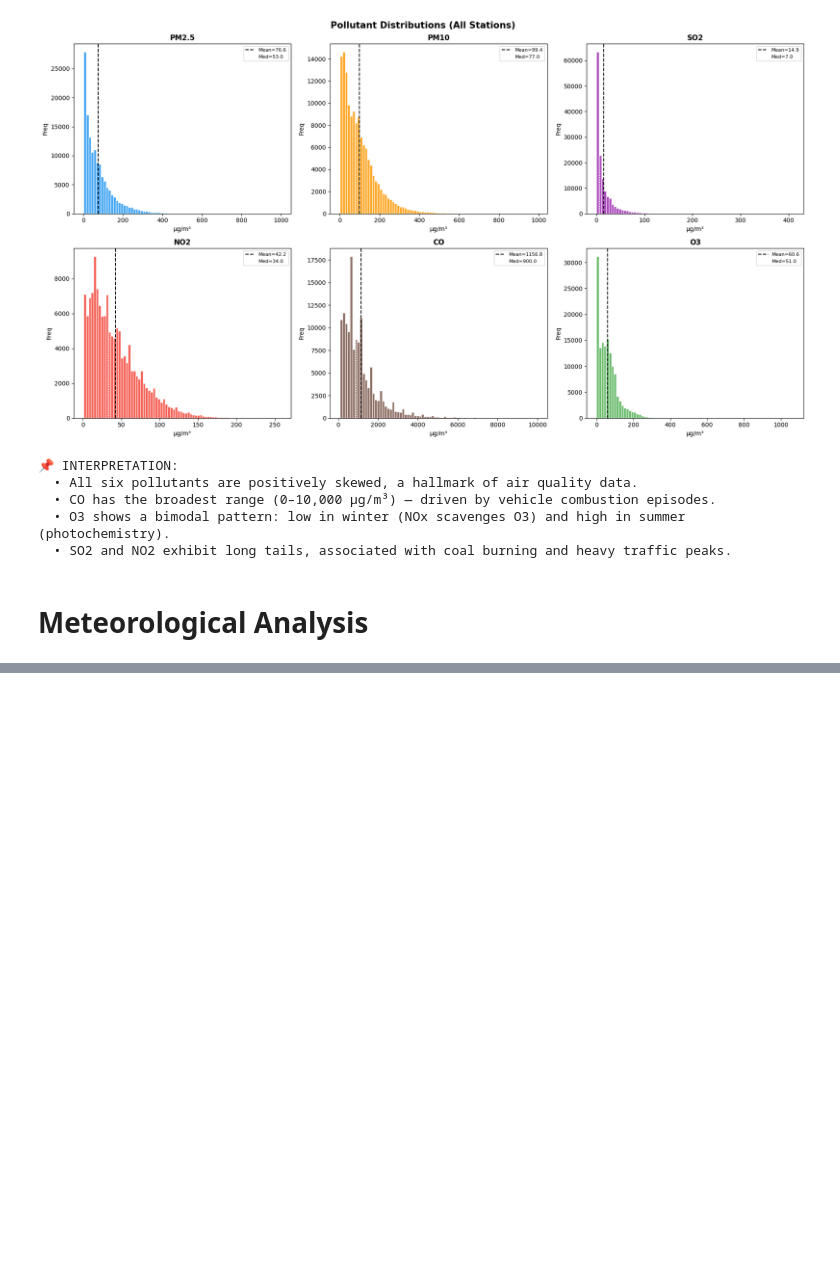
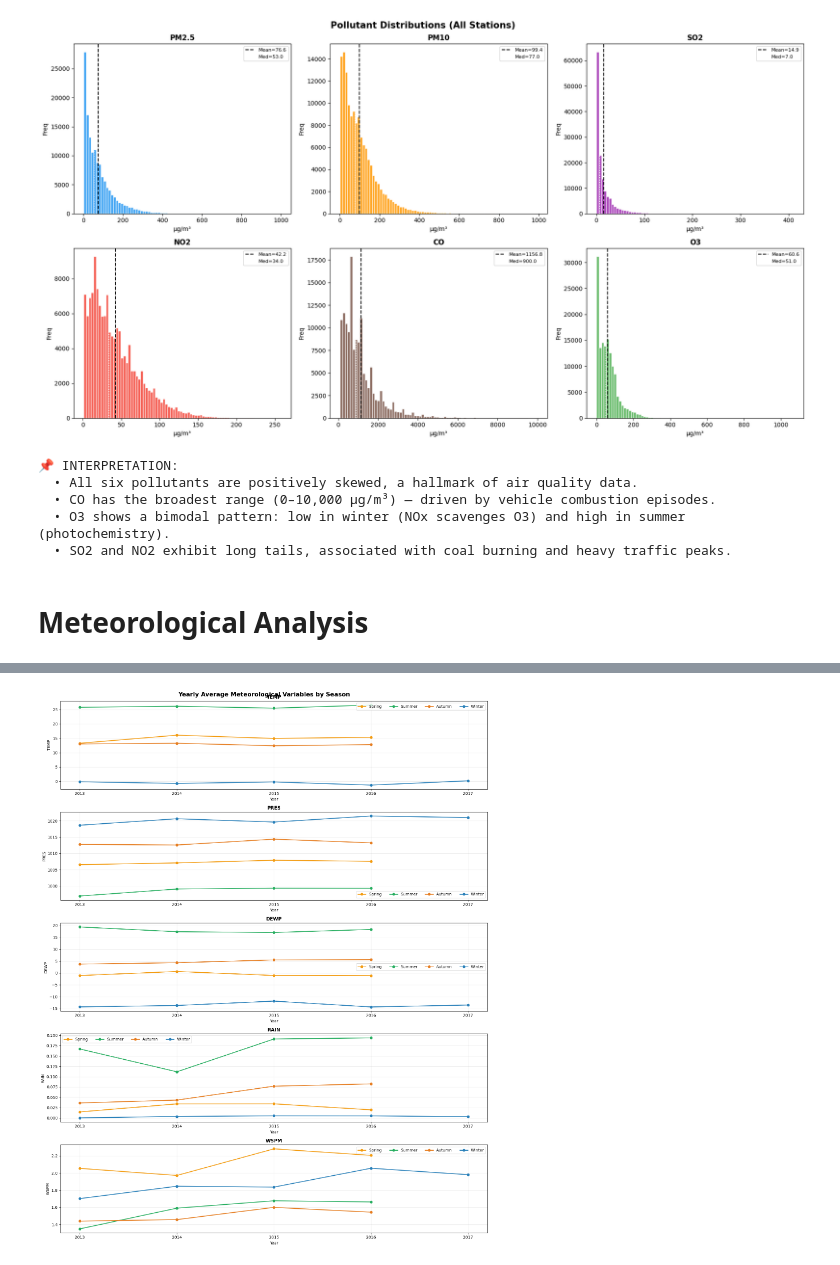
Before and after one commit to mairafaq08/assessment, a Jupyter notebook: Assesment_File.ipynb, the cells around one changed output, grey strips where cells are left out. Saved outputs shown, nothing was run; the diff lists cells and outputs as text; code cells hidden in the pictures; blank space fills up the shorter version.

```diff
--- a/Assesment_File.ipynb
+++ b/Assesment_File.ipynb
@@ -896,0 +974,20 @@ print("""
+# %%
+# ── 3a. Yearly met per season ─────────────────────────────────
+fig, axes = plt.subplots(len(MET_COLS), 1, figsize=(16, 4*len(MET_COLS)))
+fig.suptitle("Yearly Average Meteorological Variables by Season", fontsize=15, fontweight="bold")
+
+for ax, met in zip(axes, MET_COLS):
+    for season in SEASON_ORDER:
+        sub = full_df[full_df["season"]==season].groupby("year")[met].mean()
+        ax.plot(sub.index, sub.values, marker="o", linewidth=2,
+                label=season, color=SEASON_COLORS[season])
+    ax.set_title(met, fontweight="bold")
+    ax.set_xlabel("Year"); ax.set_ylabel(met)
+    ax.set_xticks(sorted(full_df["year"].unique()))
+    ax.legend(ncol=4); ax.grid(True, alpha=0.3)
+
+plt.tight_layout()
+plt.savefig("fig_met_yearly_by_season.png", dpi=150, bbox_inches="tight")
+plt.show()
+# %% [output]
+[figure, added]
```
Also changed, not shown: parts of 13 cells of this notebook.
